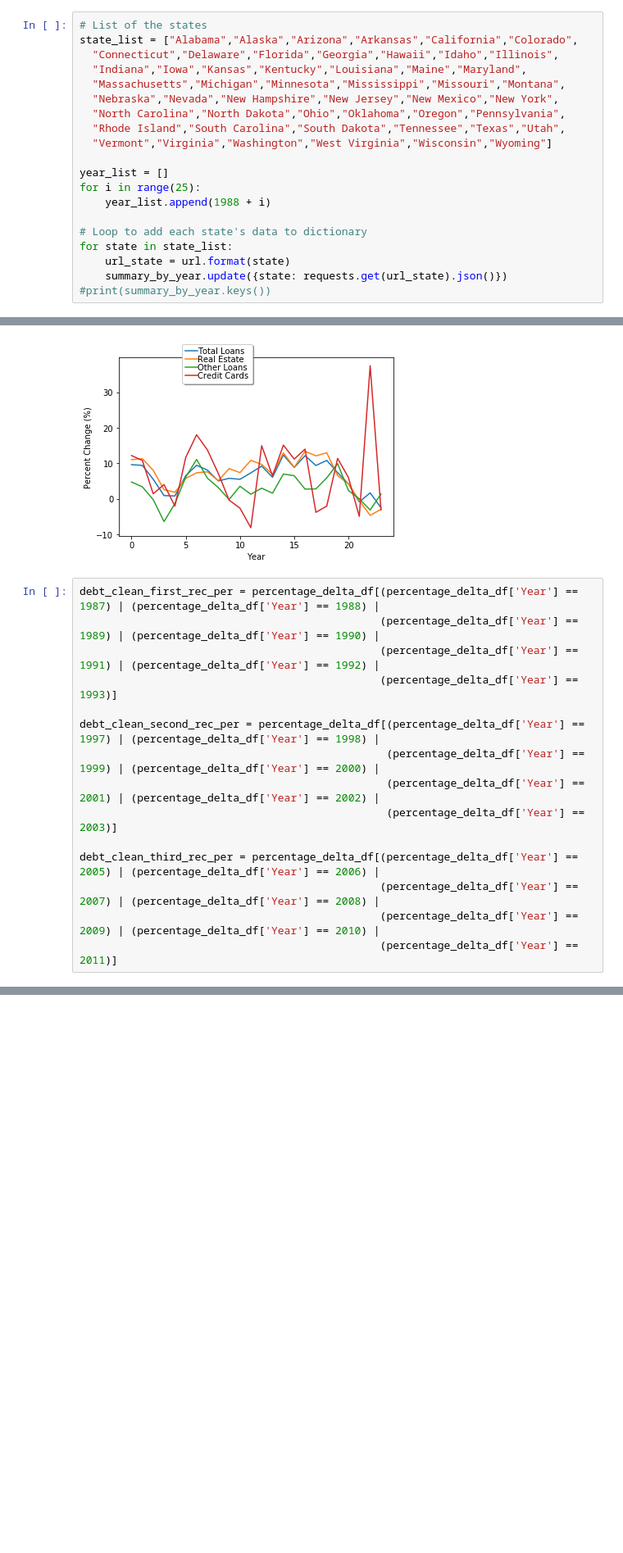
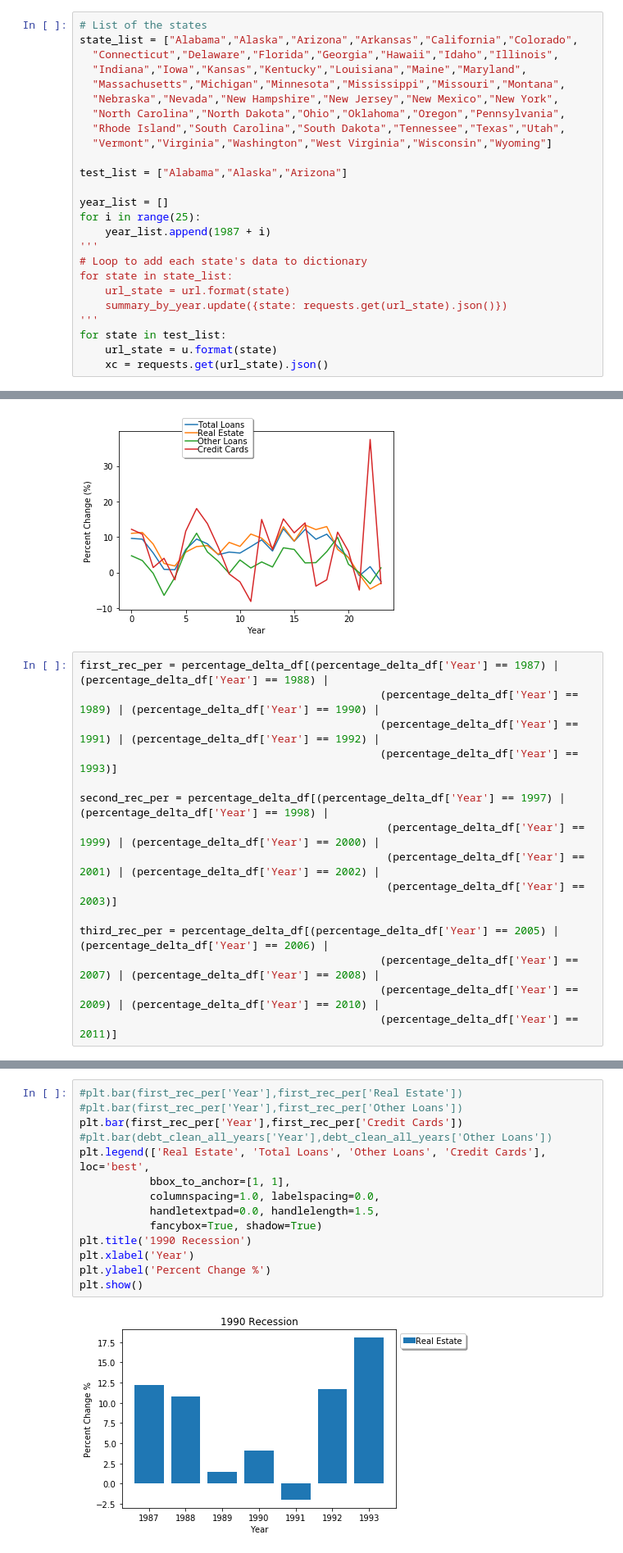
Before and after one commit to brownal05/project1, a Jupyter notebook: notebooks/nick.ipynb, the cells around one changed output, grey strips where cells are left out. Shown: that part at 82% size. Drawn from its saved outputs; the diff is of its cells as text; blank space fills up the shorter version.

Commit message:
Added some functions to create graphs with for loop

```diff
--- a/notebooks/nick.ipynb
+++ b/notebooks/nick.ipynb
@@ -21,12 +26,17 @@ state_list = ["Alabama","Alaska","Arizona","Arkansas","California","Colorado",
   "Rhode Island","South Carolina","South Dakota","Tennessee","Texas","Utah",
   "Vermont","Virginia","Washington","West Virginia","Wisconsin","Wyoming"]
 
+test_list = ["Alabama","Alaska","Arizona"]
+
 year_list = []
 for i in range(25):
-    year_list.append(1988 + i)
-
+    year_list.append(1987 + i)
+'''
 # Loop to add each state's data to dictionary
 for state in state_list:
     url_state = url.format(state)
     summary_by_year.update({state: requests.get(url_state).json()})
-#print(summary_by_year.keys())
+'''
+for state in test_list:
+    url_state = u.format(state)
+    xc = requests.get(url_state).json()
@@ -487,17 +500,17 @@ plt.show()
 # %% [output]
 [figure]
 # %%
-debt_clean_first_rec_per = percentage_delta_df[(percentage_delta_df['Year'] == 1987) | (percentage_delta_df['Year'] == 1988) |
+first_rec_per = percentage_delta_df[(percentage_delta_df['Year'] == 1987) | (percentage_delta_df['Year'] == 1988) |
                                                (percentage_delta_df['Year'] == 1989) | (percentage_delta_df['Year'] == 1990) |
                                                (percentage_delta_df['Year'] == 1991) | (percentage_delta_df['Year'] == 1992) |
                                                (percentage_delta_df['Year'] == 1993)]
 
-debt_clean_second_rec_per = percentage_delta_df[(percentage_delta_df['Year'] == 1997) | (percentage_delta_df['Year'] == 1998) |
+second_rec_per = percentage_delta_df[(percentage_delta_df['Year'] == 1997) | (percentage_delta_df['Year'] == 1998) |
                                                 (percentage_delta_df['Year'] == 1999) | (percentage_delta_df['Year'] == 2000) |
                                                 (percentage_delta_df['Year'] == 2001) | (percentage_delta_df['Year'] == 2002) |
                                                 (percentage_delta_df['Year'] == 2003)]
 
-debt_clean_third_rec_per = percentage_delta_df[(percentage_delta_df['Year'] == 2005) | (percentage_delta_df['Year'] == 2006) |
+third_rec_per = percentage_delta_df[(percentage_delta_df['Year'] == 2005) | (percentage_delta_df['Year'] == 2006) |
                                                (percentage_delta_df['Year'] == 2007) | (percentage_delta_df['Year'] == 2008) |
                                                (percentage_delta_df['Year'] == 2009) | (percentage_delta_df['Year'] == 2010) |
                                                (percentage_delta_df['Year'] == 2011)]
@@ -503,0 +520,16 @@ debt_clean_third_rec_per = percentage_delta_df[(percentage_delta_df['Year'] == 2
+# %%
+#plt.bar(first_rec_per['Year'],first_rec_per['Real Estate'])
+#plt.bar(first_rec_per['Year'],first_rec_per['Other Loans'])
+plt.bar(first_rec_per['Year'],first_rec_per['Credit Cards'])
+#plt.bar(debt_clean_all_years['Year'],debt_clean_all_years['Other Loans'])
+plt.legend(['Real Estate', 'Total Loans', 'Other Loans', 'Credit Cards'], loc='best',
+           bbox_to_anchor=[1, 1],
+           columnspacing=1.0, labelspacing=0.0,
+           handletextpad=0.0, handlelength=1.5,
+           fancybox=True, shadow=True)
+plt.title('1990 Recession')
+plt.xlabel('Year')
+plt.ylabel('Percent Change %')
+plt.show()
+# %% [output]
+[figure, added]
```
Also changed, not shown: parts of 16 cells of this notebook, 2 other files.
